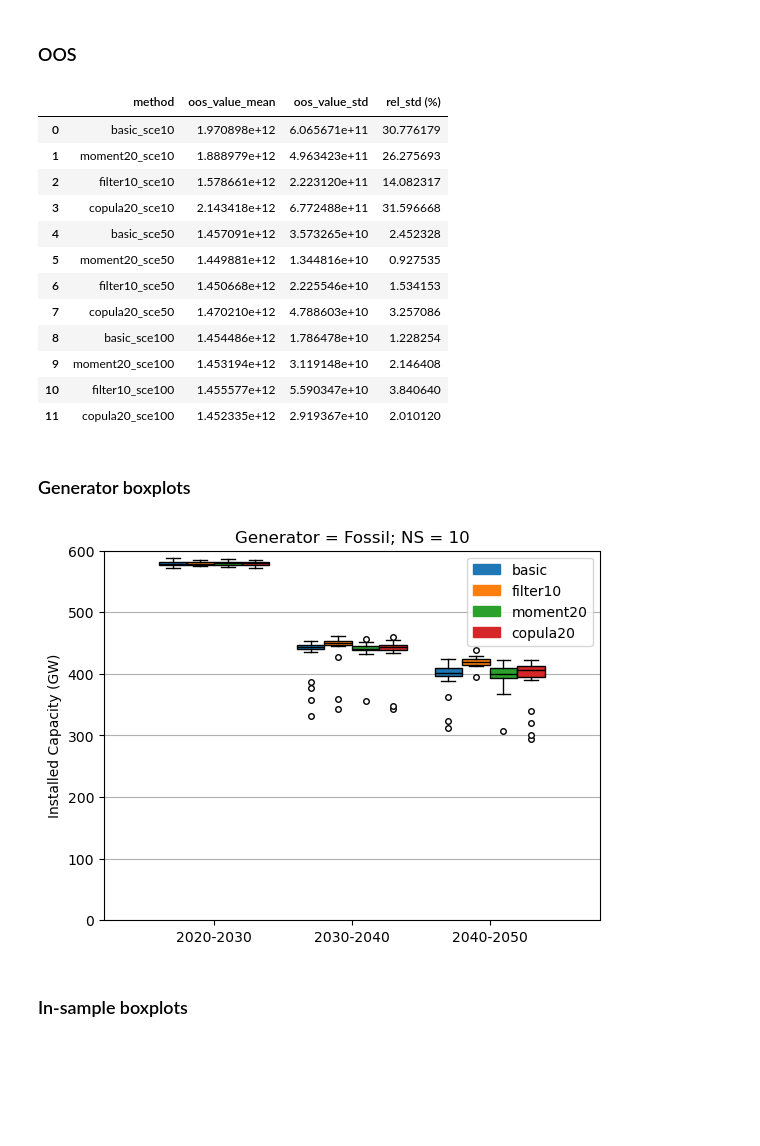
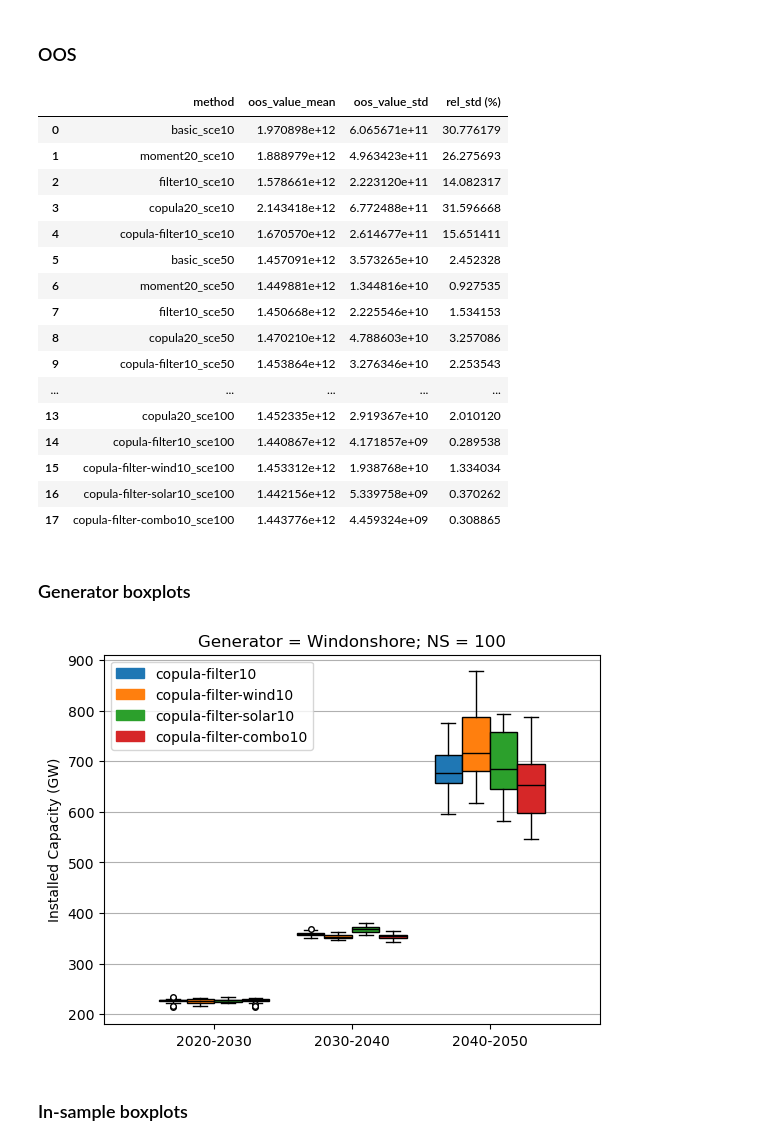
Before and after one commit to iverlg/masteroppgave, a Jupyter notebook: is_and_oos_analysis.ipynb, the cells around one changed output. Cells and saved outputs as stored; diff of their text form; code cells hidden in the pictures; blank space fills up the shorter version.

```diff
--- a/is_and_oos_analysis.ipynb
+++ b/is_and_oos_analysis.ipynb
@@ -3,8 +3,10 @@
 # %%
 import pandas as pd
 
-methods = ["basic", "moment20", "filter10", "copula20"]
+methods = ["basic", "moment20", "filter10", "copula20", "copula-filter10", "copula-filter-wind10", "copula-filter-solar10", "copula-filter-combo10"]
 num_scenarios = [10, 50, 100]
+#methods = ["copula-filter10", "copula-filter-wind10", "copula-filter-solar10", "copula-filter-combo10"]
+#num_scenarios = [100]
 
 final_rows = []
 
@@ -13,6 +15,9 @@ for ns in num_scenarios:
         base_folder = f"NewResults/run_in_sample/dataset_europe_agg_v50/{method}/{str(ns)}"
 
         rows = []
+
+        if method in ["copula-filter-wind10", "copula-filter-solar10", "copula-filter-combo10"] and ns not in [100]:
+            continue
 
         for i in range(1, 31):
             objective_value_path = base_folder + "/" + str(i) + "/results_objective.csv"
@@ -46,8 +55,9 @@ result_df
 # %% [markdown]
 ### OOS
 # %%
-methods = ["basic", "moment20", "filter10", "copula20"]
+methods = ["basic", "moment20", "filter10", "copula20", "copula-filter10", "copula-filter-wind10", "copula-filter-solar10", "copula-filter-combo10"]
 num_scenarios = [10, 50, 100]
+
 
 final_rows = []
 
@@ -55,16 +65,21 @@ for ns in num_scenarios:
     for method in methods:
         base_folder = f"NewOOS/dataset_europe_agg_v50/{method}_sce{str(ns)}"
 
+        if method in ["copula-filter-wind10", "copula-filter-solar10", "copula-filter-combo10"] and ns not in [100]:
+            continue
+
         rows = []
 
         for i in range(1, 31):
             oos_value = 0
+            num_trees_considered = 0
             for j in range(1, 11):
                 oos_value_path = base_folder + f"_{i}/oos_tree{j}/out_of_sample_values.csv"
                 df_oos_value = pd.read_csv(oos_value_path)
                 oos_tree_value = float(df_oos_value["Objective value"][0])
                 oos_value += oos_tree_value
-            rows.append({"instance": i, "oos_value": oos_value / 10})
+                num_trees_considered += 1
+            rows.append({"instance": i, "oos_value": oos_value / num_trees_considered})
 
         df = pd.DataFrame(rows)
         mean_value = df['oos_value'].mean()
@@ -81,14 +96,18 @@ result_df
 | 1 | moment20_sce10 | 1.888979e+12 | 4.963423e+11 | 26.275693 |
 | 2 | filter10_sce10 | 1.578661e+12 | 2.223120e+11 | 14.082317 |
 | 3 | copula20_sce10 | 2.143418e+12 | 6.772488e+11 | 31.596668 |
-| 4 | basic_sce50 | 1.457091e+12 | 3.573265e+10 | 2.452328 |
-| 5 | moment20_sce50 | 1.449881e+12 | 1.344816e+10 | 0.927535 |
-| 6 | filter10_sce50 | 1.450668e+12 | 2.225546e+10 | 1.534153 |
-| 7 | copula20_sce50 | 1.470210e+12 | 4.788603e+10 | 3.257086 |
-| 8 | basic_sce100 | 1.454486e+12 | 1.786478e+10 | 1.228254 |
-| 9 | moment20_sce100 | 1.453194e+12 | 3.119148e+10 | 2.146408 |
-| 10 | filter10_sce100 | 1.455577e+12 | 5.590347e+10 | 3.840640 |
-| 11 | copula20_sce100 | 1.452335e+12 | 2.919367e+10 | 2.010120 |
+| 4 | copula-filter10_sce10 | 1.670570e+12 | 2.614677e+11 | 15.651411 |
+| 5 | basic_sce50 | 1.457091e+12 | 3.573265e+10 | 2.452328 |
+| 6 | moment20_sce50 | 1.449881e+12 | 1.344816e+10 | 0.927535 |
+| 7 | filter10_sce50 | 1.450668e+12 | 2.225546e+10 | 1.534153 |
+| 8 | copula20_sce50 | 1.470210e+12 | 4.788603e+10 | 3.257086 |
+| 9 | copula-filter10_sce50 | 1.453864e+12 | 3.276346e+10 | 2.253543 |
+| ... | ... | ... | ... | ... |
+| 13 | copula20_sce100 | 1.452335e+12 | 2.919367e+10 | 2.010120 |
+| 14 | copula-filter10_sce100 | 1.440867e+12 | 4.171857e+09 | 0.289538 |
+| 15 | copula-filter-wind10_sce100 | 1.453312e+12 | 1.938768e+10 | 1.334034 |
+| 16 | copula-filter-solar10_sce100 | 1.442156e+12 | 5.339758e+09 | 0.370262 |
+| 17 | copula-filter-combo10_sce100 | 1.443776e+12 | 4.459324e+09 | 0.308865 |
 # %% [markdown]
 ### Generator boxplots
 # %%
@@ -122,11 +141,13 @@ FOSSIL_TYPES = ['Liginite existing',
 # Remove whitespace from strings in the list
 FOSSIL_TYPES = [fossil.replace(" ", "") for fossil in FOSSIL_TYPES]
 
-FOSSIL = True
+FOSSIL = False
 
-genType = 'Bio'
-methods = ["basic", "filter10", "moment20", "copula20"]
-num_scenarios = 10
+genType = 'Windonshore'
+#methods = ["basic", "moment20", "filter10", "copula20", "copula-filter10"]
+methods = ["copula-filter10", "copula-filter-wind10", "copula-filter-solar10", "copula-filter-combo10"]
+
+num_scenarios = 100
 
 def get_dataframes(methods, num_scenarios):
     dataframes = []
@@ -162,35 +183,35 @@ all_aggregated_data = [aggregated_data['genInstalledCap_GW'].groupby(aggregated_
 
 # Define positions for each boxplot
 positions = [1, 2, 3]
 
 # Define properties for the median lines
 medianlineprops = dict(color='black', linewidth=1)
 
 # Define properties for the outlier marks
 flierprops = dict(marker='o', markerfacecolor='white', markersize=4)
 
 # Create boxplots for each method and period
 for i, data in enumerate(all_aggregated_data):
     plt.boxplot(data, positions=[pos + i*0.2 - 0.3 for pos in positions], widths=0.2, patch_artist=True, boxprops=dict(facecolor=f"C{i}"), medianprops=medianlineprops, flierprops=flierprops)
 
 # Add labels and title
 plt.ylabel('Installed Capacity (GW)')
 plt.title(f'Generator = {'Fossil' if FOSSIL else genType}; NS = {num_scenarios}')
-plt.ylim(0, 600)
+#plt.ylim(0, 600)
 plt.grid(axis="y")
 
 # Customize x-axis labels
 plt.xticks(range(1, 4), ['2020-2030', '2030-2040', '2040-2050'])
 
 # Create custom legend for different groups (methods)
 legend_handles = [mpatches.Patch(color=f'C{i}', label=methods[i]) for i in range(len(methods))]
 plt.legend(handles=legend_handles)
 
 # Show/save the plot
 plt.savefig(f"Boxplots/{'Fossil' if FOSSIL else genType}-{num_scenarios}scenarios")
 plt.show()
 # %% [output]
-[figure, old version]
+[figure, new version]
 # %% [markdown]
 ### In-sample boxplots
 # %%
```
Also changed, not shown: parts of 3 cells of this notebook, 29 other files.
